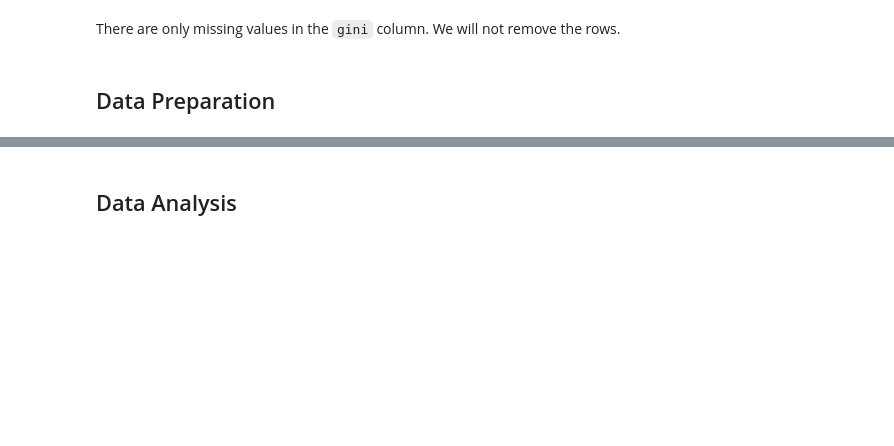
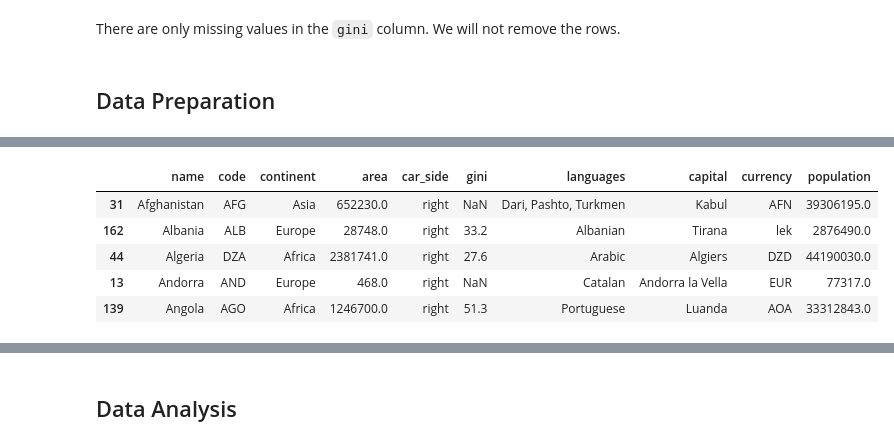
Before and after one commit to nadpierre/countries-eda-project, a Jupyter notebook: Country Analysis.ipynb, the cells around one changed output, grey strips where cells are left out. Cells and saved outputs as stored; diff of their text form; code cells hidden in the pictures; blank space fills up the shorter version.

```diff
--- a/Country Analysis.ipynb
+++ b/Country Analysis.ipynb
@@ -254,3 +254,7 @@ countries.head()
 | 2 | Sierra Leone | SLE | Africa | 71740.0 | right | 35.7 | English | Freetown | SLL | 8,047,131 |
 | 3 | Hungary | HUN | Europe | 93028.0 | right | 29.6 | Hungarian | Budapest | HUF | 9,650,147 |
 | 4 | Taiwan | TWN | Asia | 36193.0 | right | NaN | Chinese | Taipei | TWD | 23,834,918 |
+# %%
+# Convert population column from string to float
+countries['population'] = countries['population'].str.replace(',', '').astype('float')
+countries.dtypes
@@ -256,0 +273,11 @@ countries.head()
+# %%
+# Sort countries in alphabetical order
+countries = countries.sort_values(by='name')
+countries.head(5)
+# %% [output]
+|  | name | code | continent | area | car_side | gini | languages | capital | currency | population |
+| 31 | Afghanistan | AFG | Asia | 652230.0 | right | NaN | Dari, Pashto, Turkmen | Kabul | AFN | 39306195.0 |
+| 162 | Albania | ALB | Europe | 28748.0 | right | 33.2 | Albanian | Tirana | lek | 2876490.0 |
+| 44 | Algeria | DZA | Africa | 2381741.0 | right | 27.6 | Arabic | Algiers | DZD | 44190030.0 |
+| 13 | Andorra | AND | Europe | 468.0 | right | NaN | Catalan | Andorra la Vella | EUR | 77317.0 |
+| 139 | Angola | AGO | Africa | 1246700.0 | right | 51.3 | Portuguese | Luanda | AOA | 33312843.0 |
```
Also changed, not shown: parts of 2 cells of this notebook.
